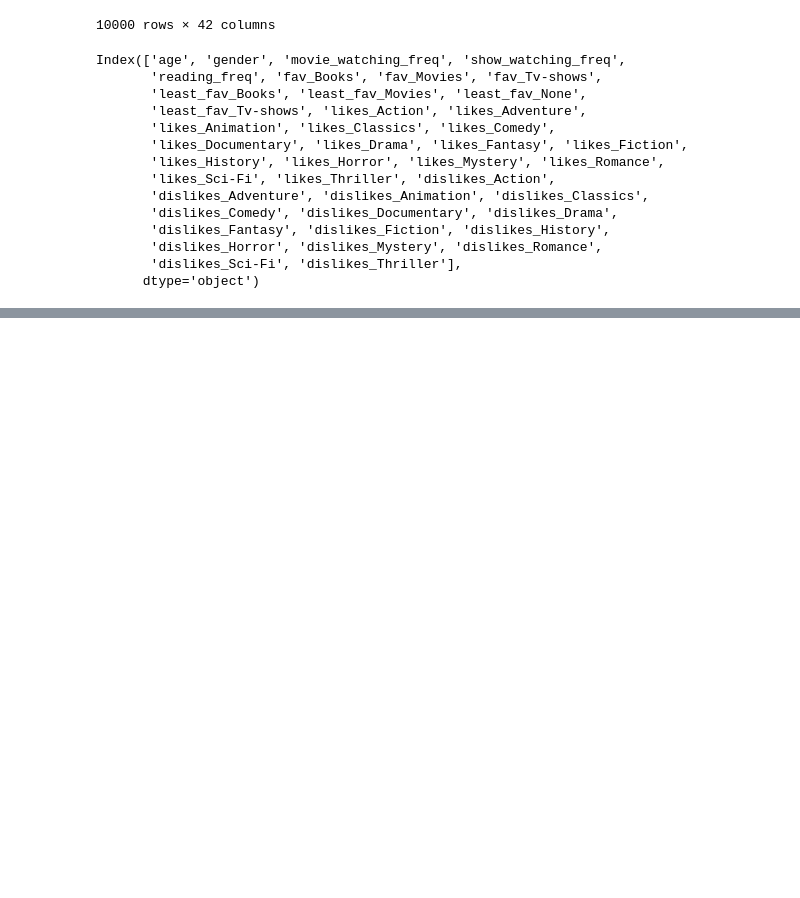
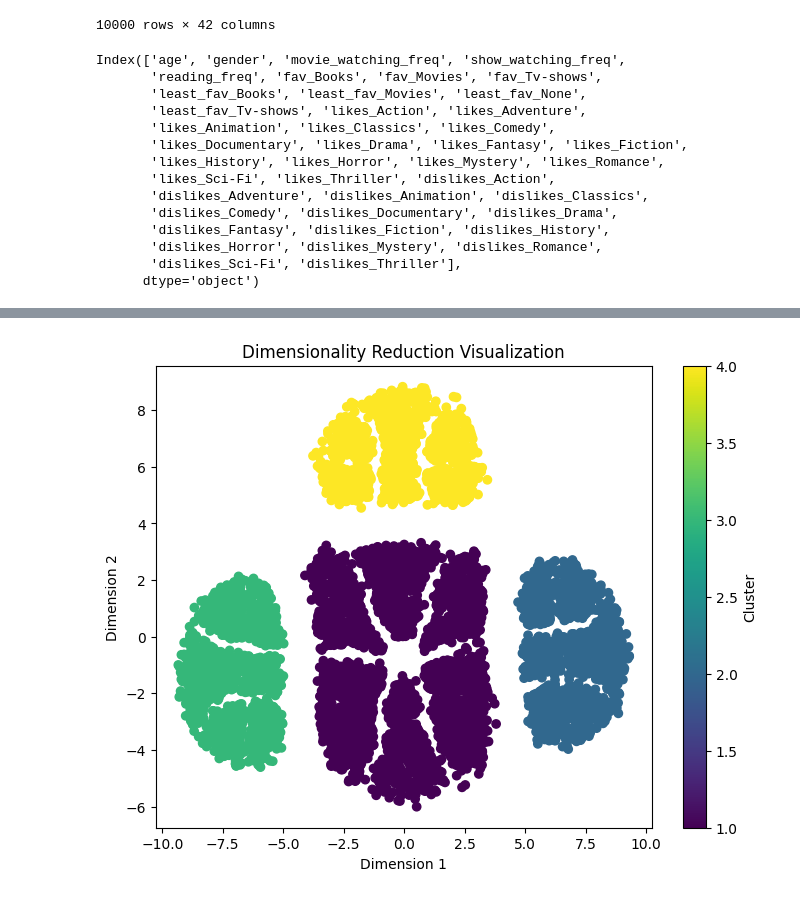
Before and after one commit to xandga/Capstone-Project, a Jupyter notebook: Clustering.ipynb, the cells around one changed output, grey strips where cells are left out. Saved outputs shown, nothing was run; the diff lists cells and outputs as text; code cells hidden in the pictures; blank space fills up the shorter version.

```diff
--- a/Clustering.ipynb
+++ b/Clustering.ipynb
@@ -179,0 +294,18 @@ plt.show()
+# %%
+cluster_kmeans = data_clustering['cluster']
+# %%
+tsne_model_ = TSNE(n_components=2, perplexity=500, random_state=42)
+tsne_cust = tsne_model_.fit_transform(data_scaled)
+# %%
+def visualize_dimensionality_reduction(data, labels):
+    plt.figure(figsize=(8, 6))
+    plt.scatter(data[:, 0], data[:, 1], c=labels, cmap='viridis')
+    plt.title('Dimensionality Reduction Visualization')
+    plt.xlabel('Dimension 1')
+    plt.ylabel('Dimension 2')
+    plt.colorbar(label='Cluster')
+    plt.show()
+# %%
+visualize_dimensionality_reduction(tsne_cust, np.array(cluster_kmeans))
+# %% [output]
+[figure, added]
```
Also changed, not shown: parts of 26 cells of this notebook.
